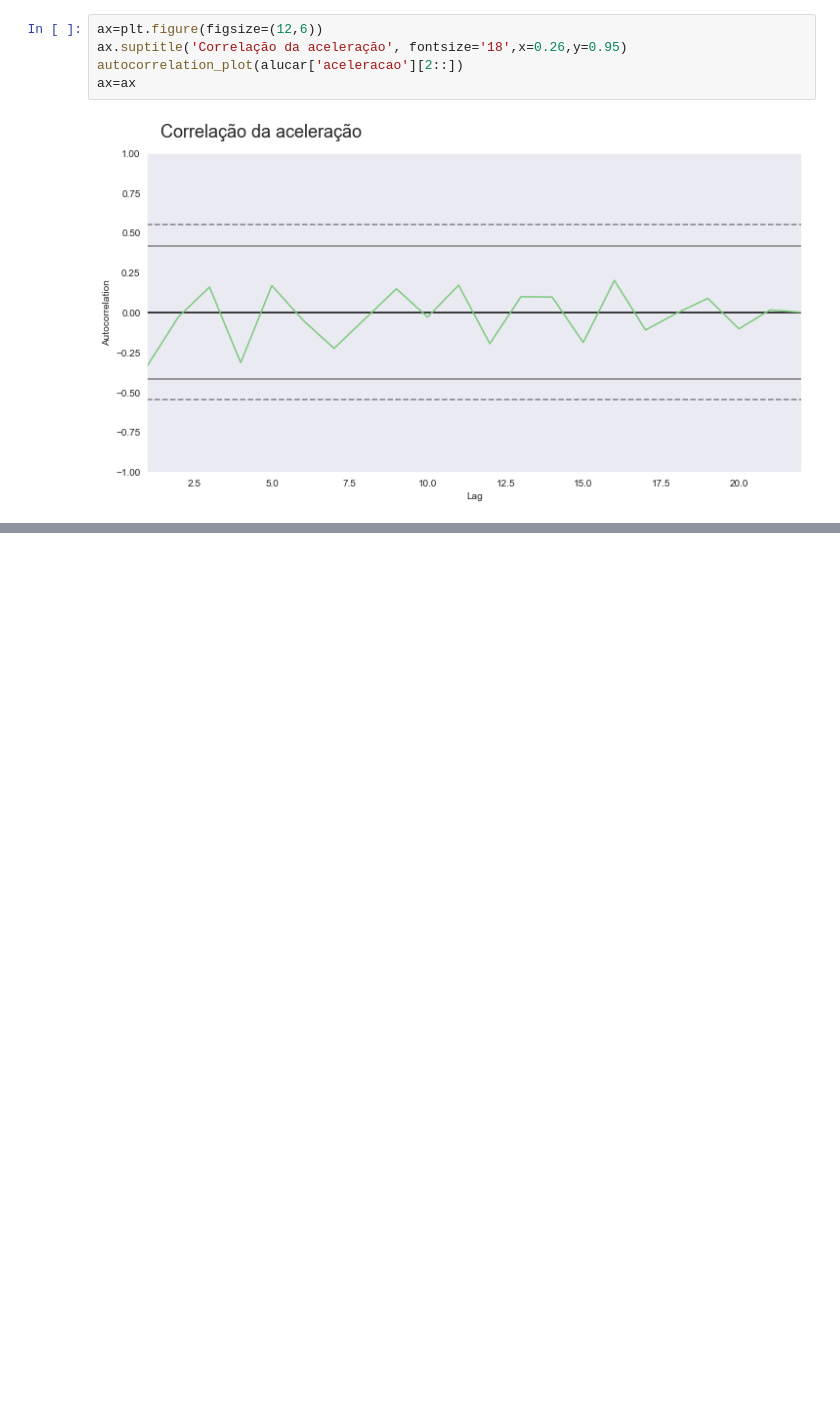
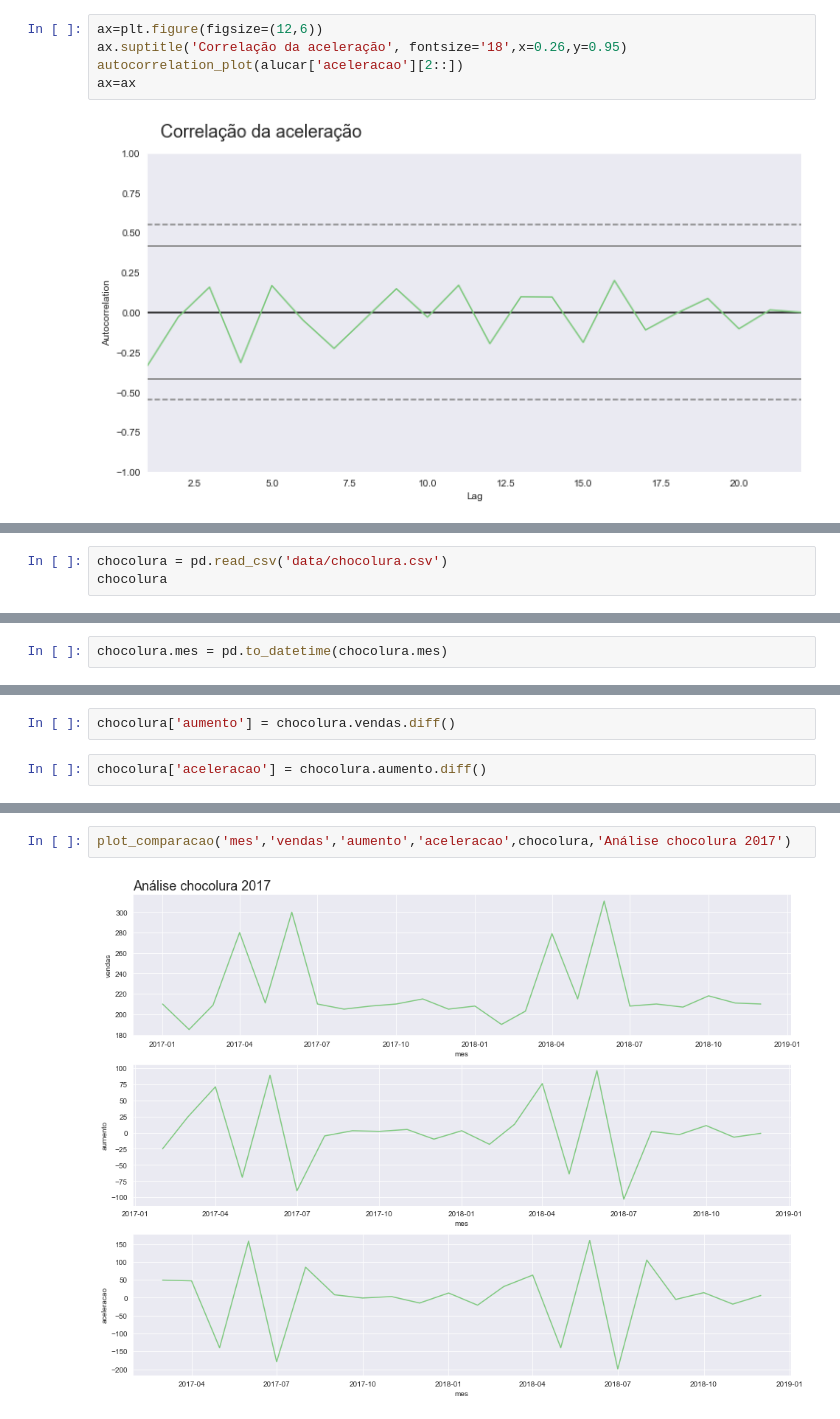
Before and after one commit to irgot/curso-python, a Jupyter notebook: alura-python/Python_Data_Science/Series temporais/time series.ipynb, the cells around one changed output, grey strips where cells are left out. Cells and saved outputs as stored; diff of their text form; blank space fills up the shorter version.

```diff
--- a/alura-python/Python_Data_Science/Series temporais/time series.ipynb
+++ b/alura-python/Python_Data_Science/Series temporais/time series.ipynb
@@ -188,0 +240,3 @@ ax=ax
+# %%
+chocolura = pd.read_csv('data/chocolura.csv')
+chocolura
@@ -188,0 +267,2 @@ ax=ax
+# %%
+chocolura.mes = pd.to_datetime(chocolura.mes)
@@ -188,0 +285,4 @@ ax=ax
+# %%
+chocolura['aumento'] = chocolura.vendas.diff()
+# %%
+chocolura['aceleracao'] = chocolura.aumento.diff()
@@ -188,0 +298,4 @@ ax=ax
+# %%
+plot_comparacao('mes','vendas','aumento','aceleracao',chocolura,'Análise chocolura 2017')
+# %% [output]
+[figure, added]
```
Also changed, not shown: parts of 16 cells of this notebook.
